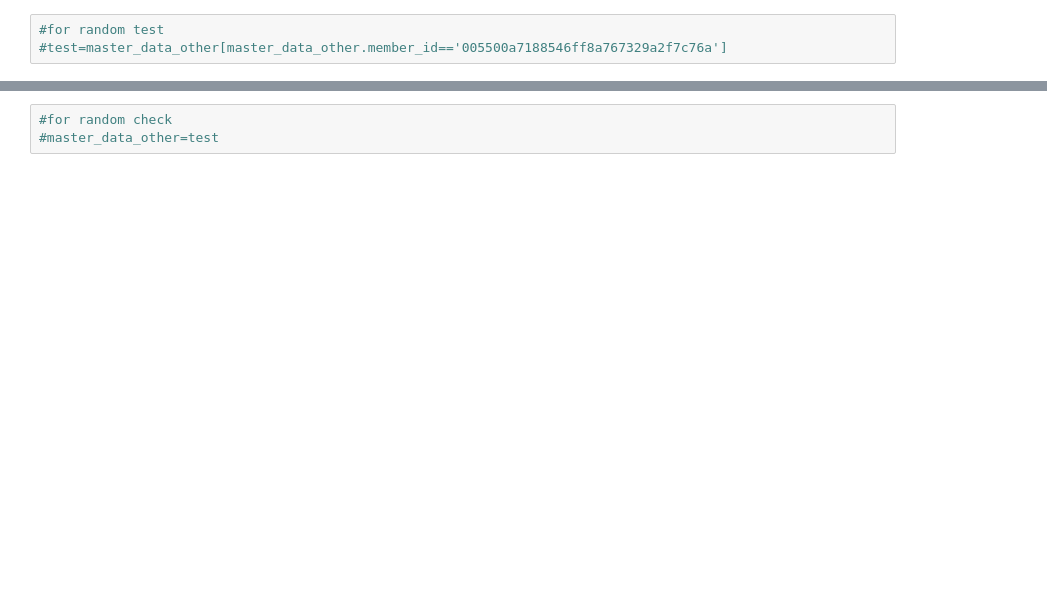
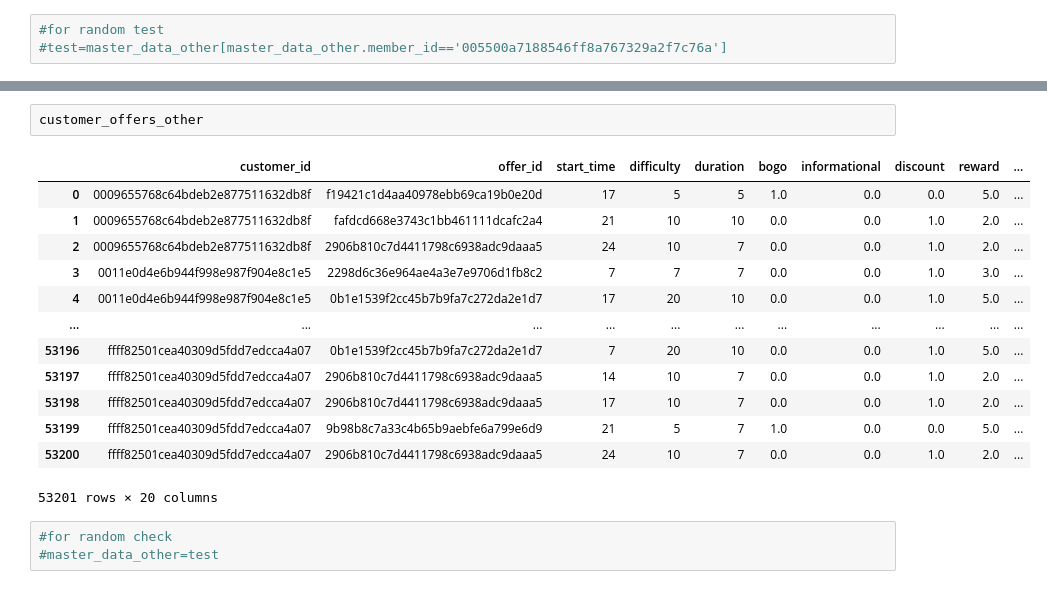
Before and after one commit to N-oti/DS-P4, a Jupyter notebook: Starbucks_Capstone_notebook.ipynb, the cells around one changed output, grey strips where cells are left out. Saved outputs shown, nothing was run; the diff lists cells and outputs as text; blank space fills up the shorter version.

```diff
--- a/Starbucks_Capstone_notebook.ipynb
+++ b/Starbucks_Capstone_notebook.ipynb
@@ -1057,3 +1142,19 @@ master_data_other
+# %%
+customer_offers_other
+# %% [output]
+|  | customer_id | offer_id | start_time | difficulty | duration | bogo | informational | discount | reward | ... |
+| 0 | 0009655768c64bdeb2e877511632db8f | f19421c1d4aa40978ebb69ca19b0e20d | 17 | 5 | 5 | 1.0 | 0.0 | 0.0 | 5.0 | ... |
+| 1 | 0009655768c64bdeb2e877511632db8f | fafdcd668e3743c1bb461111dcafc2a4 | 21 | 10 | 10 | 0.0 | 0.0 | 1.0 | 2.0 | ... |
+| 2 | 0009655768c64bdeb2e877511632db8f | 2906b810c7d4411798c6938adc9daaa5 | 24 | 10 | 7 | 0.0 | 0.0 | 1.0 | 2.0 | ... |
+| 3 | 0011e0d4e6b944f998e987f904e8c1e5 | 2298d6c36e964ae4a3e7e9706d1fb8c2 | 7 | 7 | 7 | 0.0 | 0.0 | 1.0 | 3.0 | ... |
+| 4 | 0011e0d4e6b944f998e987f904e8c1e5 | 0b1e1539f2cc45b7b9fa7c272da2e1d7 | 17 | 20 | 10 | 0.0 | 0.0 | 1.0 | 5.0 | ... |
+| ... | ... | ... | ... | ... | ... | ... | ... | ... | ... | ... |
+| 53196 | ffff82501cea40309d5fdd7edcca4a07 | 0b1e1539f2cc45b7b9fa7c272da2e1d7 | 7 | 20 | 10 | 0.0 | 0.0 | 1.0 | 5.0 | ... |
+| 53197 | ffff82501cea40309d5fdd7edcca4a07 | 2906b810c7d4411798c6938adc9daaa5 | 14 | 10 | 7 | 0.0 | 0.0 | 1.0 | 2.0 | ... |
+| 53198 | ffff82501cea40309d5fdd7edcca4a07 | 2906b810c7d4411798c6938adc9daaa5 | 17 | 10 | 7 | 0.0 | 0.0 | 1.0 | 2.0 | ... |
+| 53199 | ffff82501cea40309d5fdd7edcca4a07 | 9b98b8c7a33c4b65b9aebfe6a799e6d9 | 21 | 5 | 7 | 1.0 | 0.0 | 0.0 | 5.0 | ... |
+| 53200 | ffff82501cea40309d5fdd7edcca4a07 | 2906b810c7d4411798c6938adc9daaa5 | 24 | 10 | 7 | 0.0 | 0.0 | 1.0 | 2.0 | ... |
+53201 rows × 20 columns
 # %%
 #for random check
 #master_data_other=test
```
Also changed, not shown: parts of 32 cells of this notebook.
